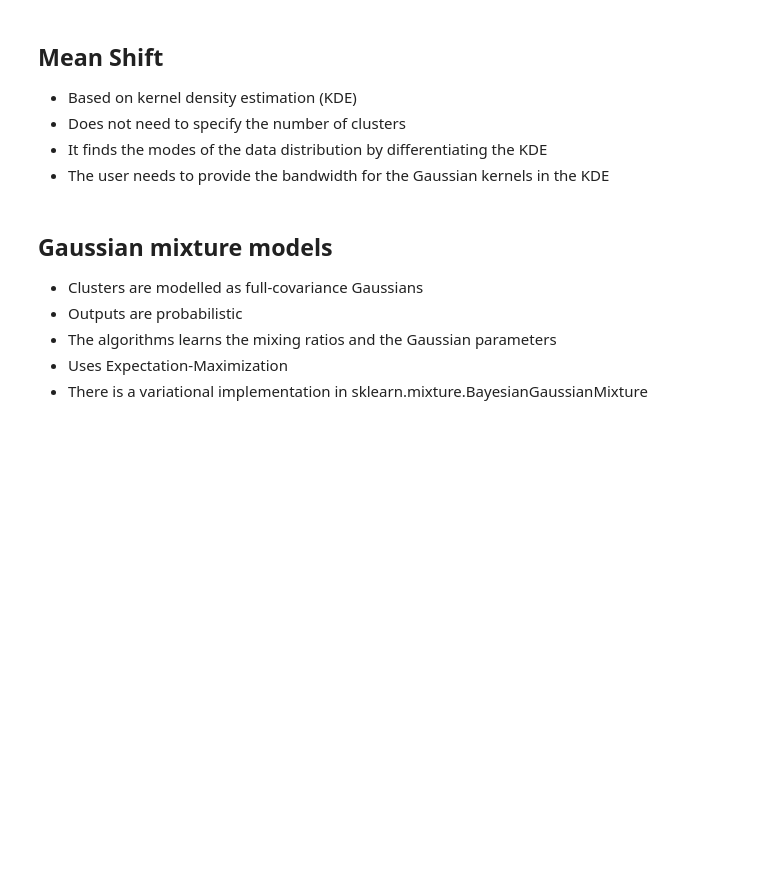
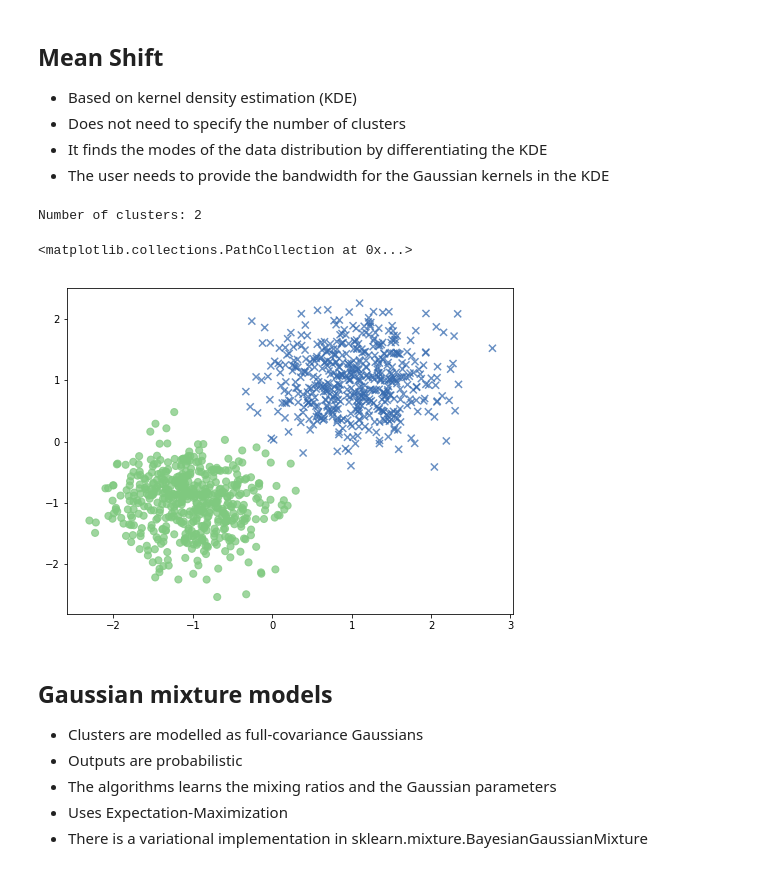
Before and after one commit to phuijse/courses_notebooks, a Jupyter notebook: notebooks/clustering.ipynb, the cells around one changed output. Saved outputs shown, nothing was run; the diff lists cells and outputs as text; code cells hidden in the pictures; blank space fills up the shorter version.

```diff
--- a/notebooks/clustering.ipynb
+++ b/notebooks/clustering.ipynb
@@ -271,18 +293,19 @@ ax.scatter(X[Y==1, 0], X[Y==1, 1], c=pred[Y==1], marker='o',
 # %%
 cluster_method = MeanShift(bandwidth=1.0, min_bin_freq=5)
 pred =cluster_method.fit_predict(X)
 
 n_clusters = len(np.unique(pred))
 print("Number of clusters: %d" %(n_clusters))
 fig = plt.figure(figsize=(8, 6))
 ax = fig.add_subplot(1, 1, 1)
-for label, c in zip(np.unique(pred), plt.cm.Accent(np.linspace(0, 1, n_clusters))):
-    if label == -1: # noise cluster
-        ax.scatter(X[pred==label, 0], X[pred==label,1], color=c, marker='x',
-                   s=50, alpha=0.75)
-    else:
-        ax.scatter(X[pred==label, 0], X[pred==label,1], color=c, marker='.',
-                   s=50, alpha=0.75)
+ax.scatter(X[Y==0, 0], X[Y==0, 1], c=pred[Y==0], marker='x',
+           s=50, alpha=0.75, label='class 1', cmap=plt.cm.Accent, vmin=0, vmax=n_clusters)
+ax.scatter(X[Y==1, 0], X[Y==1, 1], c=pred[Y==1], marker='o',
+           s=50, alpha=0.75, label='class 2', cmap=plt.cm.Accent, vmin=0, vmax=n_clusters)
+# %% [output]
+Number of clusters: 2
+<matplotlib.collections.PathCollection at 0x...>
+[figure, added]
 # %% [markdown]
 ## Gaussian mixture models
 
```
Also changed, not shown: parts of 11 cells of this notebook.
